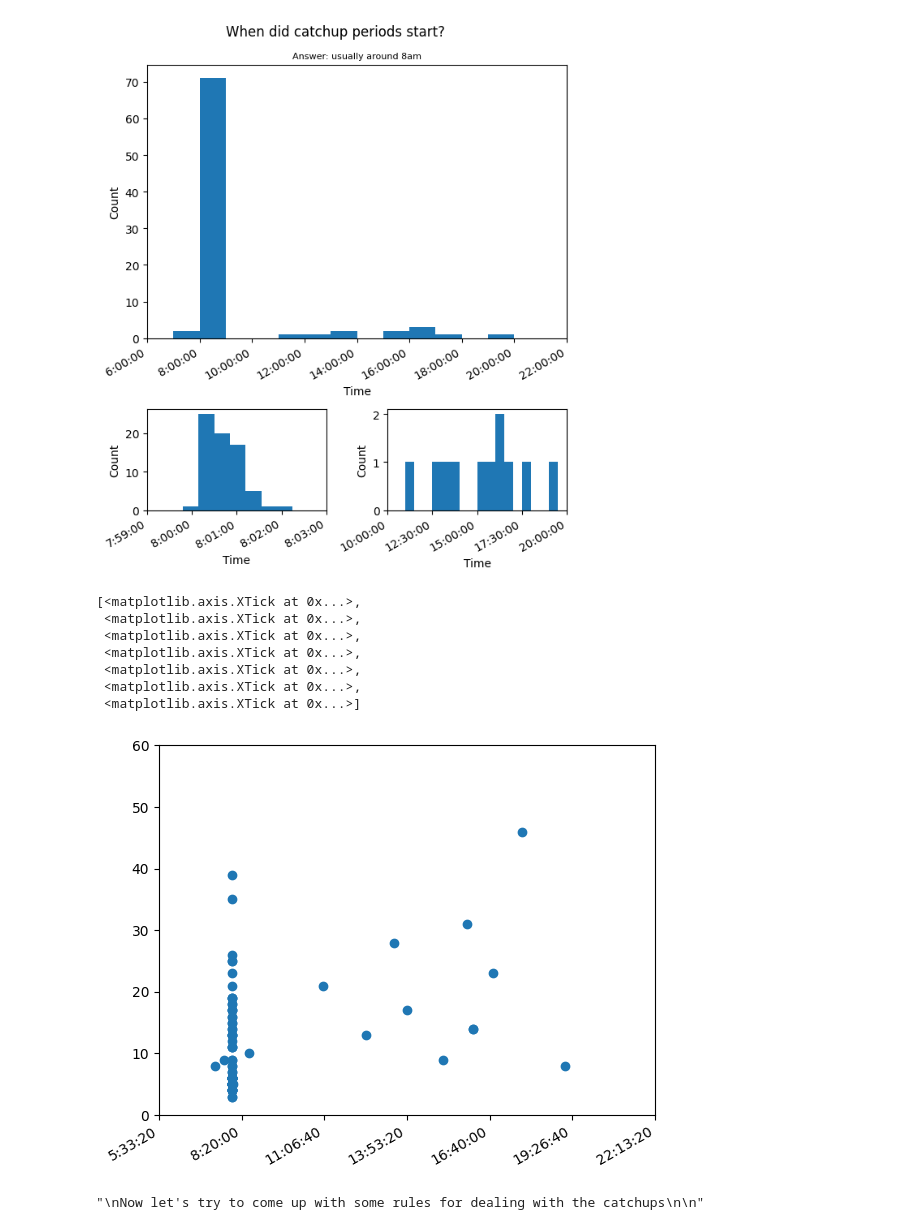
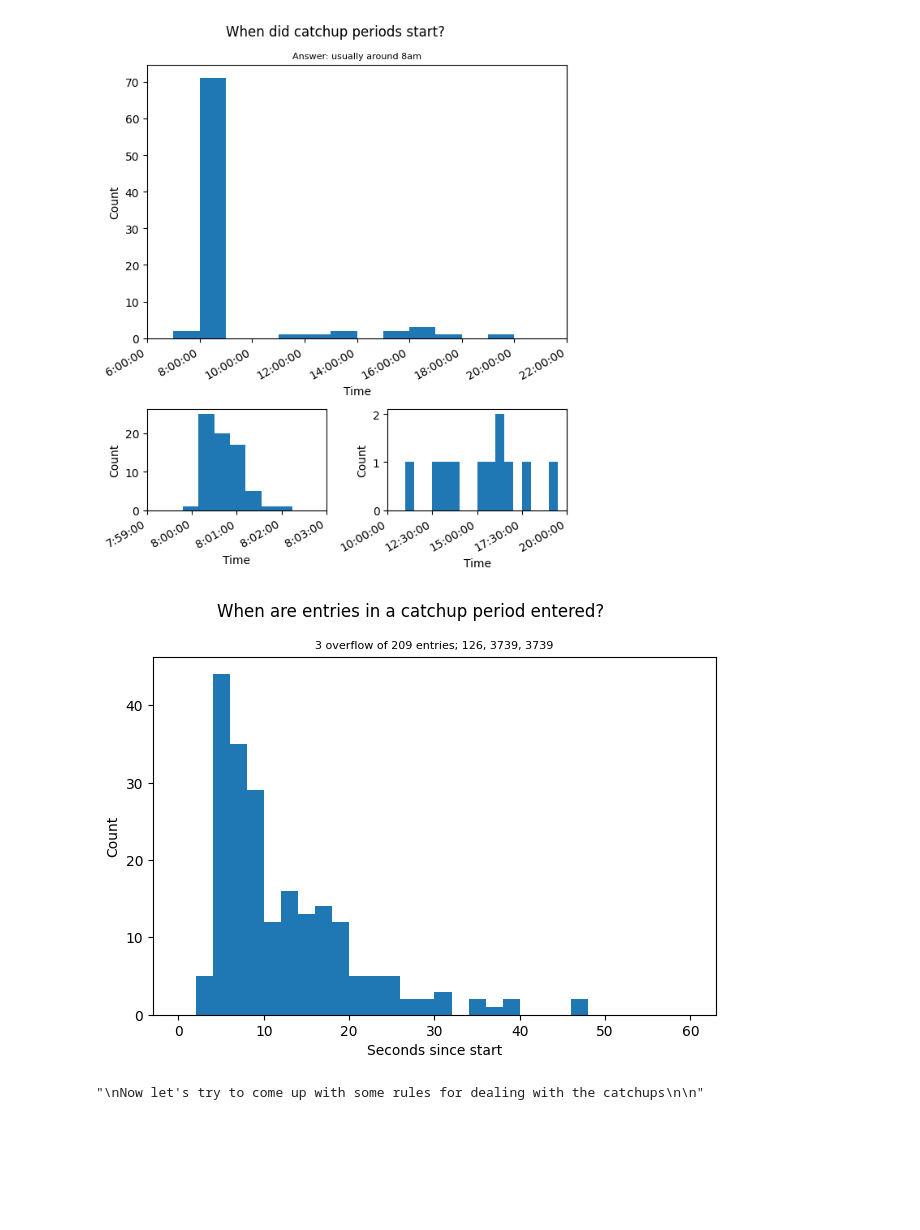
Before and after one commit to richard-lane/seaco_malaysia, a Jupyter notebook: catchups.ipynb, the cells around one changed output. Drawn from its saved outputs; the diff is of its cells as text; code cells hidden in the pictures; blank space fills up the shorter version.

Commit message:
find how long after the start that valid entries in a catchup period occurred

```diff
--- a/catchups.ipynb
+++ b/catchups.ipynb
@@ -20,16 +20,30 @@ catchup = False
 start_time = None
 catchup_lengths = []
 start_times = []
+times_since_start = []
+times_in_current_period = []
 
 for time, entry in meal_df["meal_type"].items():
+    # We're currently in a catchup period
+    if catchup:
+        time_since_start = (time - start_time).seconds
+        times_in_current_period.append(time_since_start)
+
+    # New catchup period started
     if entry == "Catch-up start":
         catchup = True
         start_time = time
+        times_in_current_period = []
 
+    # We've hit the end of a catchup period
     elif entry == "Catch-up end":
+        times_since_start.append(times_in_current_period)
         catchup_lengths.append((time - start_time).seconds)
         start_times.append(start_time.time())
         catchup = False
+
+# We don't need this any more
+del times_in_current_period
 # %%
 import matplotlib.pyplot as plt
 import pandas as pd
@@ -131,26 +145,35 @@ fig.tight_layout()
 fig.savefig("img/catchup_times.png", dpi=300)
 # %% [output]
 [figure]
-# %%
-"""
-How are the length and time related
-
-"""
-fig, axis = plt.subplots()
-axis.scatter(seconds_past_midnight, catchup_lengths)
-axis.set_ylim(0, 60)
-axis.set_xticks(
-    axis.get_xticks(),
-    [str(datetime.timedelta(seconds=time)) for time in axis.get_xticks()],
-    rotation=30,
-    ha="right",
-)
-# %% [output]
-[<matplotlib.axis.XTick at 0x...>,
- <matplotlib.axis.XTick at 0x...>,
- <matplotlib.axis.XTick at 0x...>,
- <matplotlib.axis.XTick at 0x...>,
- <matplotlib.axis.XTick at 0x...>,
- <matplotlib.axis.XTick at 0x...>,
- <matplotlib.axis.XTick at 0x...>]
-[figure, removed]
+# %%
+"""
+For valid periods, how long do the entries after the start of the catchup period take?
+
+"""
+fig, axis = plt.subplots()
+
+flattened_times = [a for l in times_since_start for a in l]
+bins = np.linspace(0, 60, 31)
+
+overflow_times = [str(l) for l in flattened_times if l > bins[-1]]
+
+
+counts, *_ = axis.hist(
+    flattened_times,
+    bins=bins,
+    label="Catchup period",
+    stacked=True,
+)
+
+fig.suptitle("When are entries in a catchup period entered?")
+axis.set_title(
+    f"{len(overflow_times)} overflow of {int(np.sum(counts))} entries; {', '.join(overflow_times)}",
+    fontsize=8,
+)
+axis.set_xlabel("Seconds since start")
+axis.set_ylabel("Count")
+
+fig.tight_layout()
+fig.savefig("img/seconds_since_catchup.png")
+# %% [output]
+[figure, added]
```
Also changed, not shown: parts of 1 cell of this notebook.
